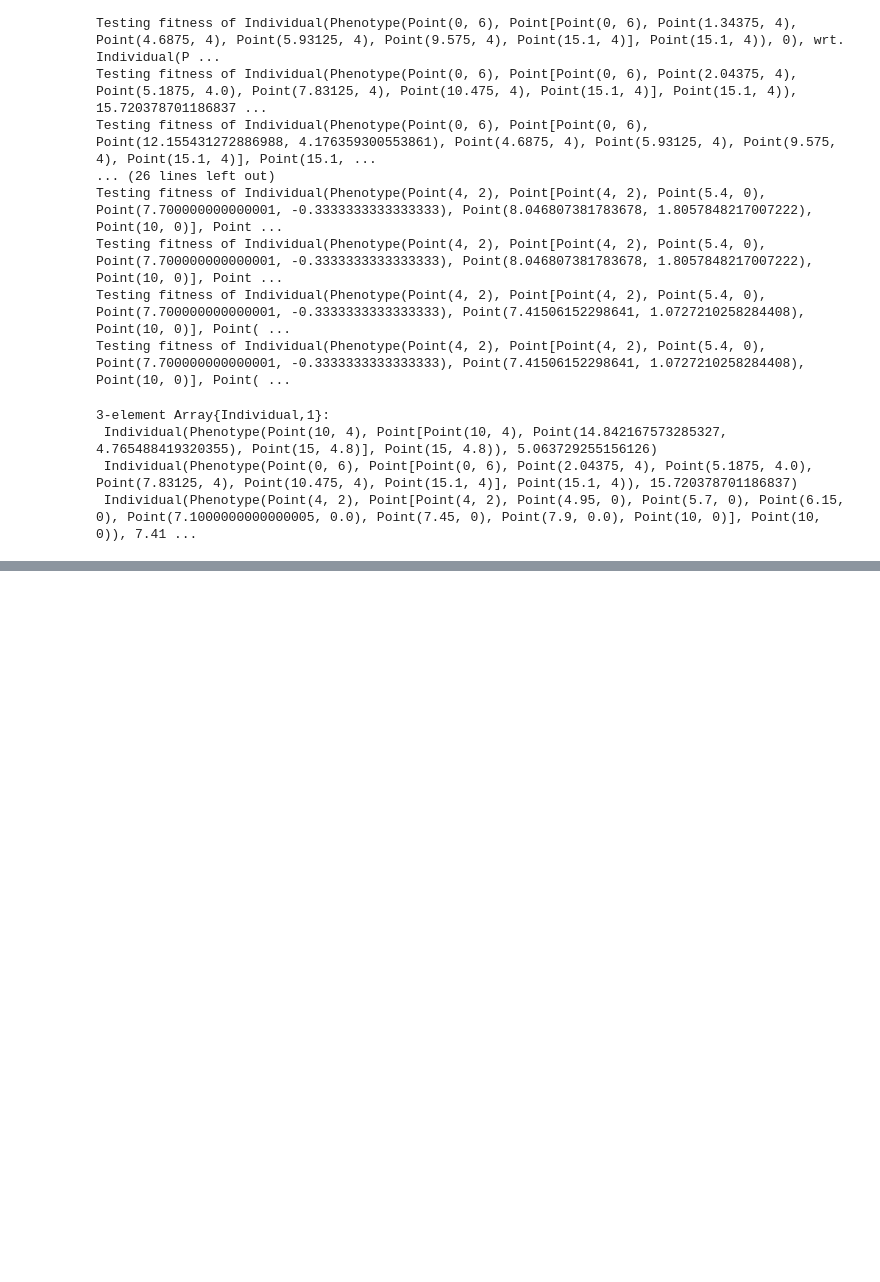
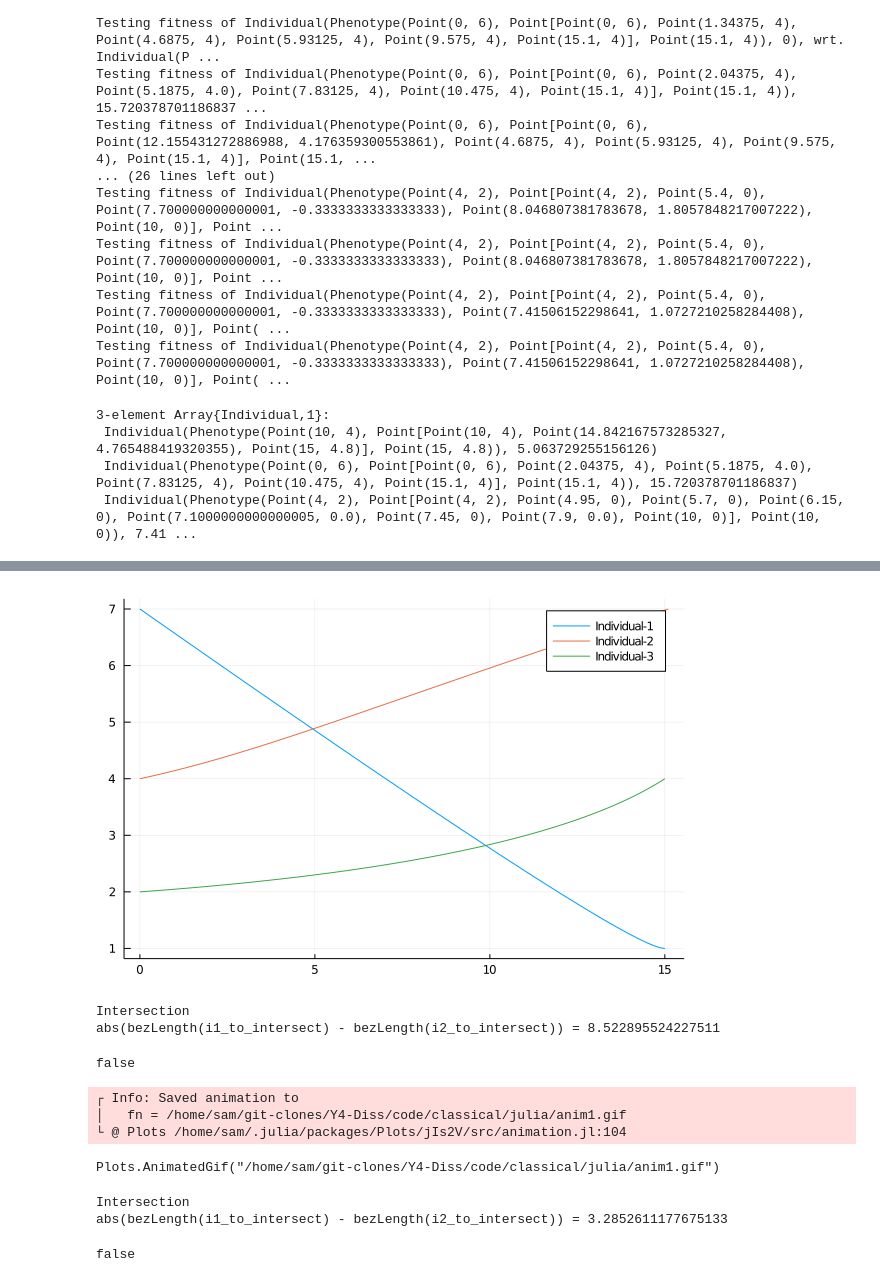
Before and after one commit to barrett370/Y4-Diss, a Jupyter notebook: code/classical/julia/Untitled2.ipynb, the cells around one changed output, grey strips where cells are left out. Saved outputs shown, nothing was run; the diff lists cells and outputs as text; code cells hidden in the pictures; blank space fills up the shorter version.

```diff
--- a/code/classical/julia/Untitled2.ipynb
+++ b/code/classical/julia/Untitled2.ipynb
@@ -156,0 +157,5 @@ plotGeneration(P2)
+# %%
+starts = [Point(0,7),Point(0,4),Point(0,2)]
+goals = [Point(15,1),Point(15.1,7),Point(15,4)]
+include("GA.jl")
+P2 = CGA(starts,goals,road,1,2)
@@ -156,0 +184,33 @@ plotGeneration(P2)
+# %%
+plotGeneration(P2)
+# %% [output]
+[figure, added]
+# %%
+include("GAUtils.jl")
+collisionDetection(P2[1],P2[2])
+# %% [output]
+Intersection
+abs(bezLength(i1_to_intersect) - bezLength(i2_to_intersect)) = 8.522895524227511
+false
+# %%
+include("plottingUtils.jl")
+plt = plot()
+plt = draw_road(road,0,20)
+anim = @animate for i ∈ 0:0.1:1
+    for p in P2
+        plot_curve_bounds!(plt,1,p.phenotype.genotype,100,i)
+    end
+end
+
+gif(anim,"anim1.gif",fps=2)
+# %% [output]
+┌ Info: Saved animation to
+│   fn = /home/sam/git-clones/Y4-Diss/code/classical/julia/anim1.gif
+└ @ Plots /home/sam/.julia/packages/Plots/jIs2V/src/animation.jl:104
+Plots.AnimatedGif("/home/sam/git-clones/Y4-Diss/code/classical/julia/anim1.gif")
+# %%
+collisionDetection(P2[1],P2[3])
+# %% [output]
+Intersection
+abs(bezLength(i1_to_intersect) - bezLength(i2_to_intersect)) = 3.2852611177675133
+false
```
Also changed, not shown: parts of 2 cells of this notebook, 3 other files.
